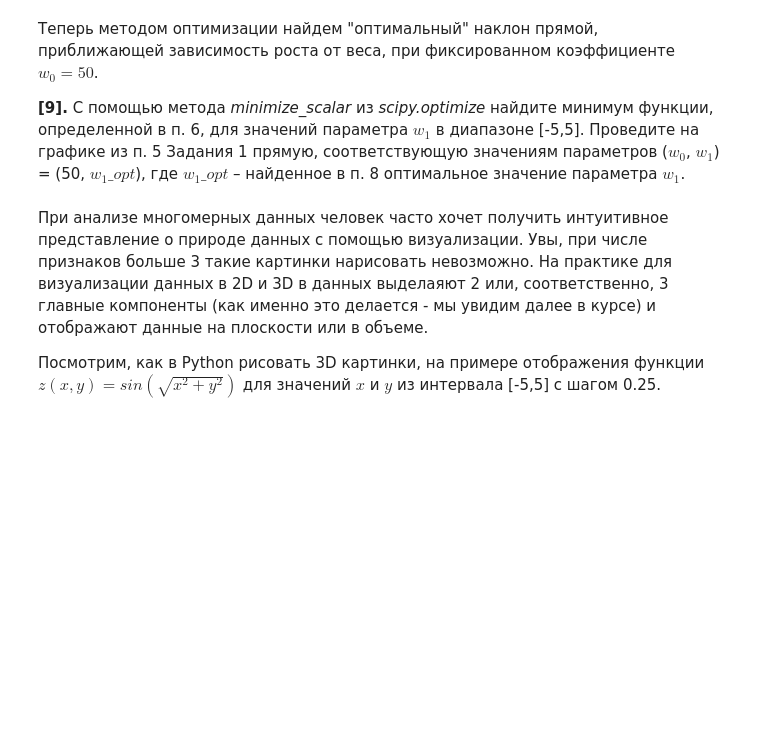
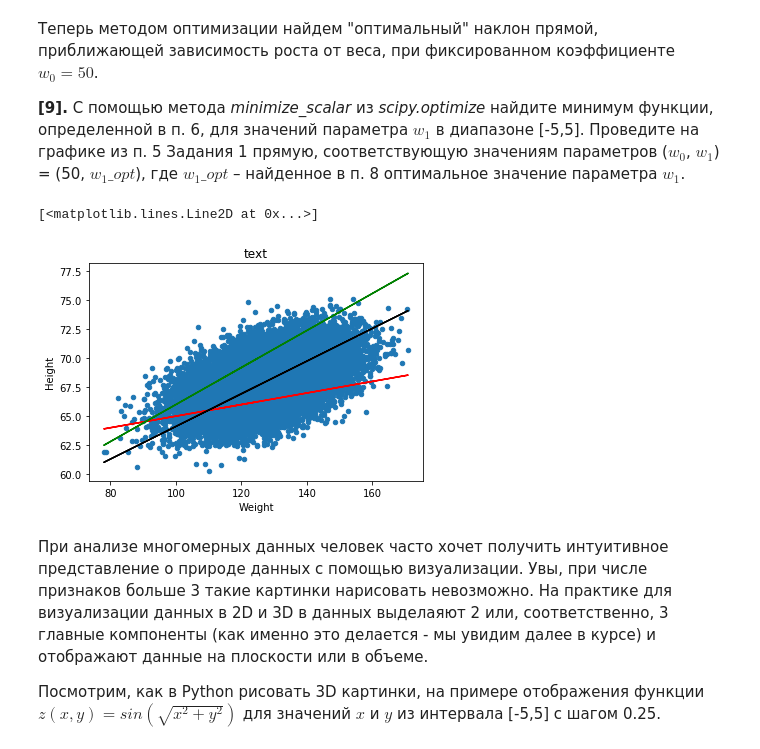
Before and after one commit to qweasd7924/MIPT-machine-learning, a Jupyter notebook: c2/w1/peer_review_linreg_height_weight.ipynb, the cells around one changed output. Saved outputs shown, nothing was run; the diff lists cells and outputs as text; code cells hidden in the pictures; blank space fills up the shorter version.

```diff
--- a/c2/w1/peer_review_linreg_height_weight.ipynb
+++ b/c2/w1/peer_review_linreg_height_weight.ipynb
@@ -170,3 +183,16 @@ Name: Weight, Length: 25000, dtype: float64
+# %%
+# Ваш код здесь
+import scipy.optimize as opt
+
+w1Range = np.linspace(-5,5,100)
+w1opt = opt.minimize_scalar(lambda x:error(50,x),bounds=[-5,5])
+# %%
+# Ваш код здесь
+plotFig()
+plt.plot(data.Weight,getY(data.Weight,50,w1opt.x),color='black')
+# %% [output]
+[<matplotlib.lines.Line2D at 0x...>]
+[figure, added]
 # %% [markdown]
 При анализе многомерных данных человек часто хочет получить интуитивное представление о природе данных с помощью визуализации. Увы, при числе признаков больше 3 такие картинки нарисовать невозможно. На практике для визуализации данных в 2D и 3D в данных выделаяют 2 или, соответственно, 3 главные компоненты (как именно это делается - мы увидим далее в курсе) и отображают данные на плоскости или в объеме.
 
```
Also changed, not shown: parts of 16 cells of this notebook.
